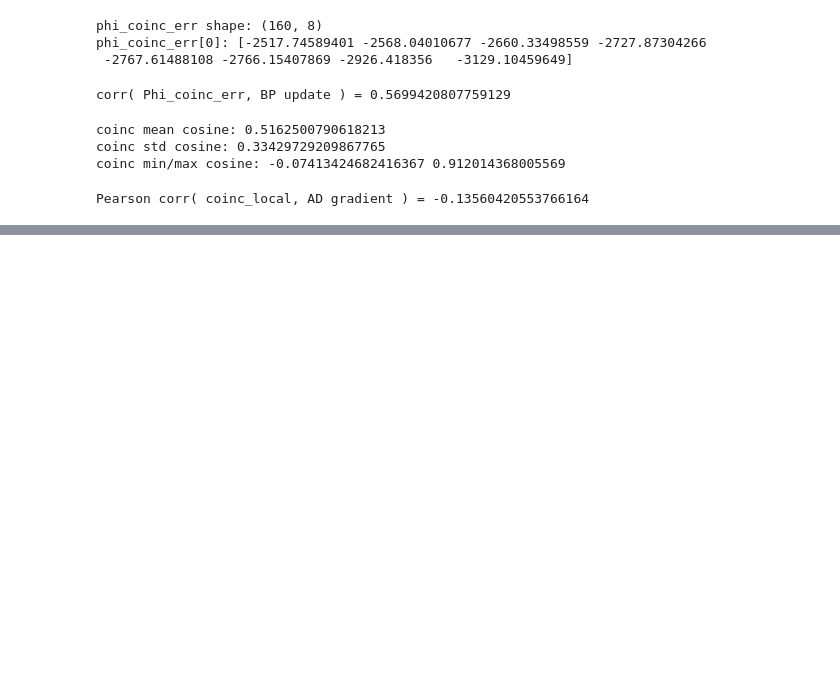
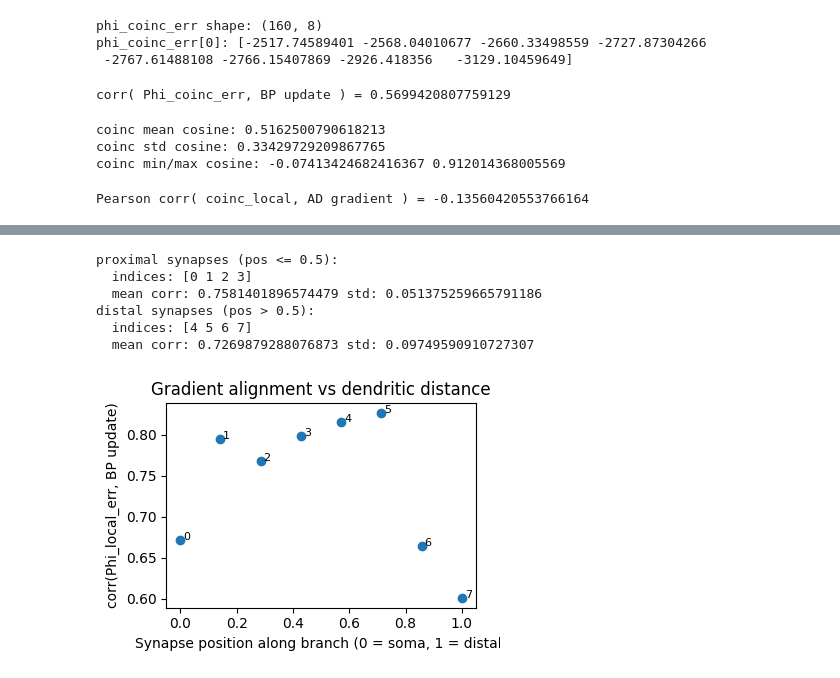
Before and after one commit to itzelts/jaxneuro, a Jupyter notebook: notebooks/multicomp_jaxley copy.ipynb, the cells around one changed output, grey strips where cells are left out. Drawn from its saved outputs; the diff is of its cells as text; code cells hidden in the pictures; blank space fills up the shorter version.

```diff
--- a/notebooks/multicomp_jaxley copy.ipynb
+++ b/notebooks/multicomp_jaxley copy.ipynb
@@ -1254,3 +1254,24 @@ corr_local_coinc = jnp.mean(coinc_z * Gz)
 print("Pearson corr( coinc_local, AD gradient ) =", float(corr_local_coinc))
 # %% [output]
 Pearson corr( coinc_local, AD gradient ) = -0.13560420553766164
+# %%
+
+N_train, N_syn = gS_grad_train.shape
+print("gS_grad_train shape:", gS_grad_train.shape)
+print("phi_local_err shape:", phi_local_err.shape)
+
+per_syn_corr = []
+
+for i in range(N_syn):
+    G_i   = -gS_grad_train[:, i]      # BP update over patterns for synapse i
+    Phi_i = phi_local_err[:, i]       # candidate signal for synapse i
+
+    # z-score both
+    G_i_z   = (G_i   - jnp.mean(G_i))   / jnp.std(G_i)
+    Phi_i_z = (Phi_i - jnp.mean(Phi_i)) / jnp.std(Phi_i)
+
+    corr_i = jnp.mean(G_i_z * Phi_i_z)
+    per_syn_corr.append(float(corr_i))
+
+per_syn_corr = np.array(per_syn_corr)
+print("per_syn_corr:", per_syn_corr)
@@ -1256,0 +1283,9 @@ Pearson corr( coinc_local, AD gradient ) = -0.13560420553766164
+# %%
+# synapse -> compartment index (0..14)
+syn_comp_idx = np.array(post_comp_indices)      # (8,)
+# synapse -> location in [0,1] along branch
+syn_pos = locs[syn_comp_idx]                    # (8,)
+
+for i in range(N_syn):
+    print(f"syn {i}: comp {syn_comp_idx[i]:2d}, pos {syn_pos[i]:.3f}, "
+          f"corr(Phi, update) = {per_syn_corr[i]:.3f}")
@@ -1256,0 +1301,35 @@ Pearson corr( coinc_local, AD gradient ) = -0.13560420553766164
+# %%
+# heuristic cut: proximal = pos <= 0.5, distal = pos > 0.5
+prox_mask  = syn_pos <= 0.5
+dist_mask  = syn_pos > 0.5
+
+prox_corrs = per_syn_corr[prox_mask]
+dist_corrs = per_syn_corr[dist_mask]
+
+print("proximal synapses (pos <= 0.5):")
+print("  indices:", np.where(prox_mask)[0])
+print("  mean corr:", prox_corrs.mean(), "std:", prox_corrs.std())
+
+print("distal synapses (pos > 0.5):")
+print("  indices:", np.where(dist_mask)[0])
+print("  mean corr:", dist_corrs.mean(), "std:", dist_corrs.std())
+# %% [output]
+proximal synapses (pos <= 0.5):
+  indices: [0 1 2 3]
+  mean corr: 0.7581401896574479 std: 0.051375259665791186
+distal synapses (pos > 0.5):
+  indices: [4 5 6 7]
+  mean corr: 0.7269879288076873 std: 0.09749590910727307
+# %%
+
+plt.figure(figsize=(4,3))
+plt.scatter(syn_pos, per_syn_corr)
+for i in range(N_syn):
+    plt.text(syn_pos[i] + 0.01, per_syn_corr[i], str(i), fontsize=8)
+plt.xlabel("Synapse position along branch (0 = soma, 1 = distal)")
+plt.ylabel("corr(Phi_local_err, BP update)")
+plt.title("Gradient alignment vs dendritic distance")
+plt.tight_layout()
+plt.show()
+# %% [output]
+[figure, added]
```
Also changed, not shown: parts of 2 cells of this notebook.
